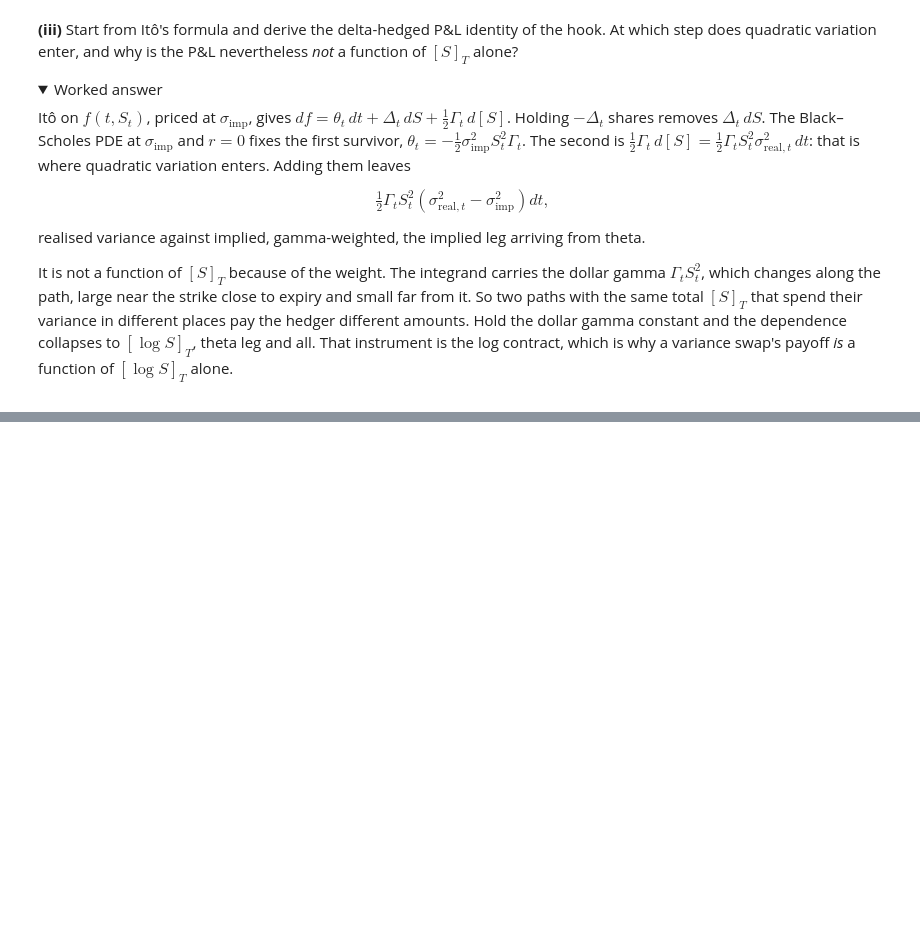
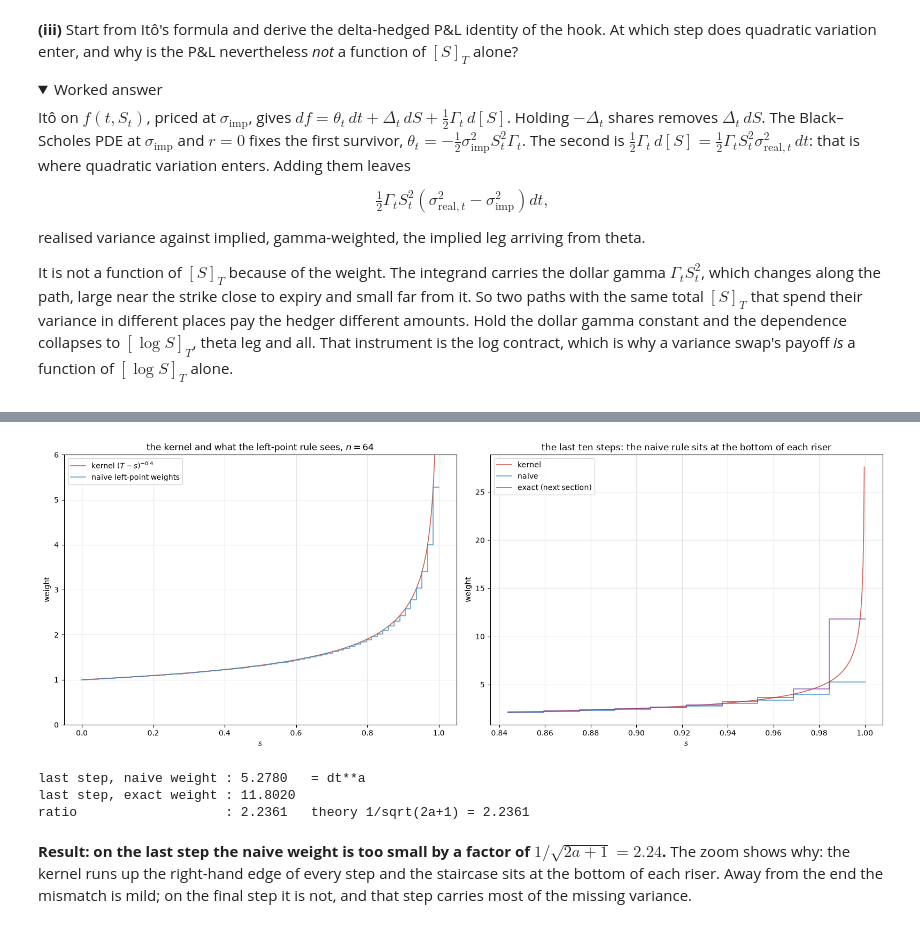
Before and after one commit to coreyjpritchard/rough-volatility, a Jupyter notebook: 00_warmup.ipynb, the cells around one changed output, grey strips where cells are left out. Saved outputs shown, nothing was run; the diff lists cells and outputs as text; code cells hidden in the pictures; folded sections open; blank space fills up the shorter version.

```diff
--- a/00_warmup.ipynb
+++ b/00_warmup.ipynb
@@ -608,0 +895,48 @@ variance swap's payoff *is* a function of $[\log S]_T$ alone.
+# %%
+A_SING, N_PIC = -0.4, 64
+dt_pic = T / N_PIC
+left_pic = np.linspace(0.0, T, N_PIC + 1)[:-1]
+w_naive_pic = paths.power_kernel_weights(A_SING, N_PIC, T, exact=False)
+w_exact_pic = paths.power_kernel_weights(A_SING, N_PIC, T, exact=True)
+
+fine = np.linspace(0.0, T, 4001)[:-1]          # stop short of s = T, where the kernel is infinite
+
+fig, (ax_k, ax_z) = plt.subplots(1, 2, figsize=FIGSIZE_WIDE)
+ax_k.plot(fine, (T - fine) ** A_SING, color=ACCENT_ALT, alpha=0.8,
+          label=f"kernel $(T-s)^{{{A_SING}}}$")
+ax_k.step(np.append(left_pic, T), np.append(w_naive_pic, w_naive_pic[-1]), where="post",
+          color=ACCENT, alpha=0.8, label="naive left-point weights")
+ax_k.set_ylim(0, 6)
+ax_k.set_title(f"the kernel and what the left-point rule sees, $n = {N_PIC}$")
+ax_k.set_xlabel("$s$")
+ax_k.set_ylabel("weight")
+ax_k.legend(loc="upper left")
+
+tail = slice(N_PIC - 10, N_PIC)
+ax_z.plot(fine[fine >= left_pic[N_PIC - 10]], (T - fine[fine >= left_pic[N_PIC - 10]]) ** A_SING,
+          color=ACCENT_ALT, alpha=0.8, label="kernel")
+ax_z.step(np.append(left_pic[tail], T), np.append(w_naive_pic[tail], w_naive_pic[-1]), where="post",
+          color=ACCENT, alpha=0.8, label="naive")
+ax_z.step(np.append(left_pic[tail], T), np.append(w_exact_pic[tail], w_exact_pic[-1]), where="post",
+          color="#7D3C98", alpha=0.8, label="exact (next section)")
+ax_z.set_title("the last ten steps: the naive rule sits at the bottom of each riser")
+ax_z.set_xlabel("$s$")
+ax_z.set_ylabel("weight")
+ax_z.legend(loc="upper left")
+fig.tight_layout()
+plt.show()
+
+print(f"last step, naive weight : {w_naive_pic[-1]:.4f}   = dt**a")
+print(f"last step, exact weight : {w_exact_pic[-1]:.4f}")
+print(f"ratio                   : {w_exact_pic[-1] / w_naive_pic[-1]:.4f}"
+      f"   theory 1/sqrt(2a+1) = {1 / np.sqrt(2 * A_SING + 1):.4f}")
+# %% [output]
+[figure, added]
+last step, naive weight : 5.2780   = dt**a
+last step, exact weight : 11.8020
+ratio                   : 2.2361   theory 1/sqrt(2a+1) = 2.2361
+# %% [markdown]
+**Result: on the last step the naive weight is too small by a factor of $1/\sqrt{2a+1} = 2.24$.** The
+zoom shows why: the kernel runs up the right-hand edge of every step and the staircase sits at the
+bottom of each riser. Away from the end the mismatch is mild; on the final step it is not, and
+that step carries most of the missing variance.
```
Also changed, not shown: parts of 28 cells of this notebook, 3 other files.
